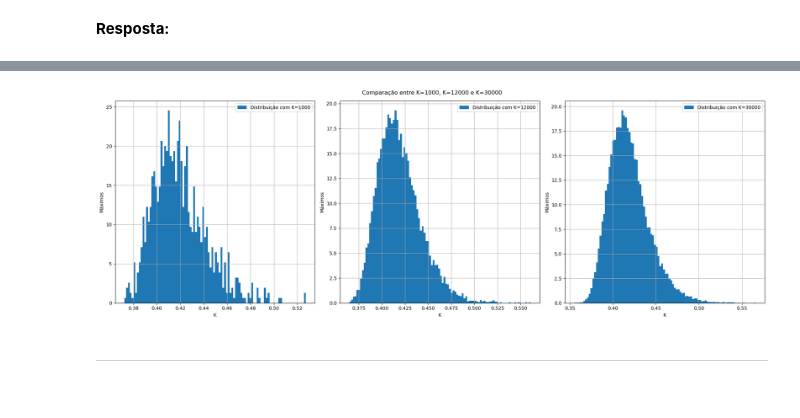
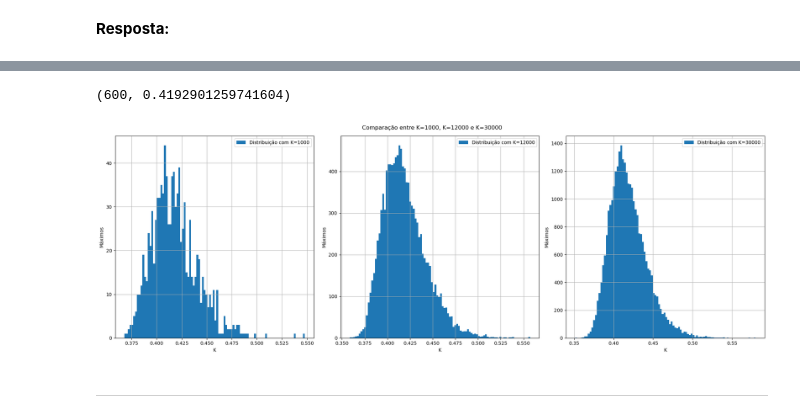
Before and after one commit to alexoliveiraFGV24/rand_nla, a Jupyter notebook: final/Projeto4.ipynb, the cells around one changed output, grey strips where cells are left out. Drawn from its saved outputs; the diff is of its cells as text; code cells hidden in the pictures.

```diff
--- a/final/Projeto4.ipynb
+++ b/final/Projeto4.ipynb
@@ -87,7 +84,7 @@ for i in range(len(grid)):
         # Comparação com a distribuição χ=sqrt(χ^2) com m graus de liberdade
         compare = np.sqrt(np.random.chisquare(df=m, size=n)) # df = graus de liberdade size = tamanho
         kde = gaussian_kde(compare)
-        x_vals = np.linspace(min(compare), max(compare), 300)
+        x_vals = np.linspace(np.min(compare), np.max(compare), 300)
         axes[i][j].plot(x_vals, kde(x_vals), color="red", label=f"χ_{m}")
 
         axes[i][j].set_xlabel("Normas 2 (||.||_2)")
@@ -142,5 +139,5 @@ Sejam as colunas $A_i = \begin{bmatrix} x_1 & x_2 & x_3 & \dots & x_m \end{bmatr
 # %%
-m = 1000
+m = 100
 ns = [100, 200, 500, 1000]
 prods = []
 for n in ns:
@@ -296,36 +314,61 @@ plt.show()
+# %%
+# Criando um estimador consistente e não-viesado da média dos valores máximos do cosseno entre as colunas
+def k_estimator_max(m=100, n=300, tol=1e-3, a=(600, 6000, 300)):
+    k0 = a[0] - 1
+    max0 = maxes(k0, m, n)
+    mean0 = np.mean(max0)
+    mean_hist = [mean0]
+    for k in range(a[0], a[1] + 1, a[2]):
+        max_block = maxes(k, m, n)
+        mean_block = np.mean(max_block)
+        mean_hist.append(mean_block)
+        estimator = np.mean(mean_hist)  # estimador acumulado
+        if abs(estimator - mean_block) < tol:
+            break
+
+    return k, estimator
+
+# Testando a função
+k, mean1 = k_estimator_max(100, 300)
+k, mean1
+# %% [output]
+(600, 0.4192901259741604)
 # %%
+# Vendo que a distribuição fica mais fittada quando aumentamos o valor de K
+m = 100
+n = 300
 k1 = 1000
 k2 = 12000
 k3 = 30000
-maxes_vals_1000 = maxes(k1)
-maxes_vals_12000 = maxes(k2)
-maxes_vals_30000 = maxes(k3)
+maxes_vals_1000 = maxes(k1, m, n)
+maxes_vals_12000 = maxes(k2, m, n)
+maxes_vals_30000 = maxes(k3, m, n)
 
 fig, ax = plt.subplots(1, 3, figsize=(20, 7))
 
-ax[0].hist(maxes_vals_1000, label="Distribuição com K=1000", density=True, bins=100)
+ax[0].hist(maxes_vals_1000, label="Distribuição com K=1000", density=False, bins=100)
 ax[0].set_xlabel("K")
 ax[0].set_ylabel("Máximos")
 ax[0].grid(True)
 ax[0].legend()
 
-ax[1].hist(maxes_vals_12000, label="Distribuição com K=12000", density=True, bins=100)
+ax[1].hist(maxes_vals_12000, label="Distribuição com K=12000", density=False, bins=100)
 ax[1].set_xlabel("K")
 ax[1].set_ylabel("Máximos")
 ax[1].grid(True)
 ax[1].legend()
 
-ax[2].hist(maxes_vals_30000, label="Distribuição com K=30000", density=True, bins=100)
+ax[2].hist(maxes_vals_30000, label="Distribuição com K=30000", density=False, bins=100)
 ax[2].set_xlabel("K")
 ax[2].set_ylabel("Máximos")
 ax[2].grid(True)
 ax[2].legend()
 
 plt.suptitle("Comparação entre K=1000, K=12000 e K=30000")
 plt.tight_layout()
 plt.show()
 # %% [output]
-[figure, old version]
+[figure, new version]
 # %% [markdown]
 ---
 # %% [markdown]
```
Also changed, not shown: parts of 21 cells of this notebook, 1 other file.
